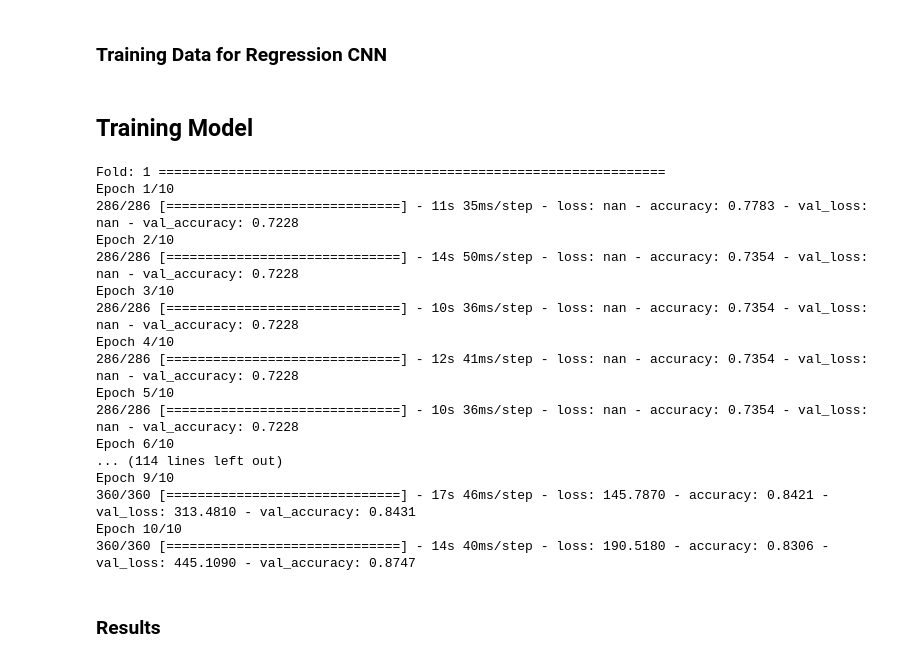
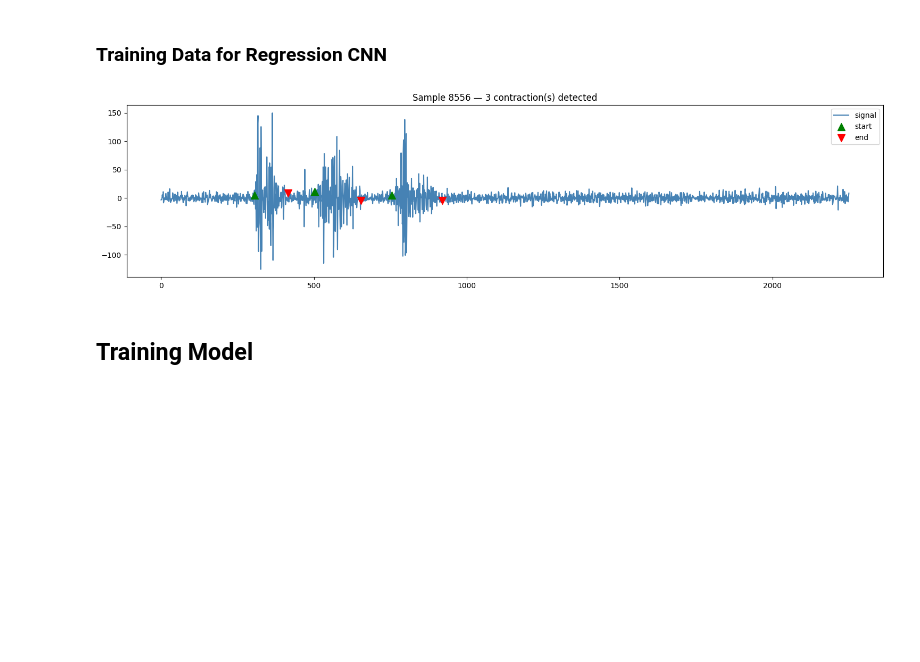
Before and after one commit to zeynoozkaya/SoundSleep, a Jupyter notebook: CNN_v3.ipynb, the cells around one changed output. Drawn from its saved outputs; the diff is of its cells as text; code cells hidden in the pictures; blank space fills up the shorter version.

```diff
--- a/CNN_v3.ipynb
+++ b/CNN_v3.ipynb
@@ -37,6 +39,7 @@ print("==========SANITY CHECK==========")
 print("Nap IDs align? ", (labels["Nap_ID"].values == features_all["Nap Number"].values).all())
 print("Subject rows align? ", (labels["Subject"].values == features_all["Subject"].values).all())
 
+labels = labels.drop(columns=["Subject"])
 features_all = features_all.reset_index(drop=True)
 labels = labels.reset_index(drop=True)
 
@@ -45,5 +48,14 @@ features_all = pd.concat([features_all, labels], axis=1)
 ==========SANITY CHECK==========
 Nap IDs align?  True
 Subject rows align?  True
+# %%
+# resample labels to match the features
+features_all["Contraction Corr"] = features_all["Contraction Corr"].apply(
+    lambda x: resample_timeseries(x, orig_fs=2080, target_fs=250)
+)
+
+features_all["Contraction Zygo"] = features_all["Contraction Zygo"].apply(
+    lambda x: resample_timeseries(x, orig_fs=2080, target_fs=250)
+)
 # %% [markdown]
 ## Helper Functions
@@ -274,2 +361,38 @@ epoch_len = np.shape(X_zygo)[1]
+# %%
+y_zygo = features_all[["Contraction Zygo"]].to_numpy()
+y_corr = features_all[["Contraction Corr"]].to_numpy()
+
+y_zygo = np.array(y_zygo.tolist())
+y_corr = np.array(y_corr.tolist())
+y_events = np.concatenate((y_zygo, y_corr), axis=0)
+
+y_events = y_events.squeeze(1)  # (N, epoch_len, 1) -> (N, epoch_len)
+y_events_labels = get_regression_labels_vectorized(y_events)
+
+resample_ratio = 250 / 2048
+
+# rescale active indices only (leave -1 padding unchanged)
+y_events_labels_resampled = y_events_labels.astype(float).copy()
+mask = y_events_labels != -1
+y_events_labels_resampled[mask] = np.round(y_events_labels[mask] * resample_ratio).astype(int)
+
+
+y_events_labels_normalized = y_events_labels_resampled.copy().astype(float)
+mask = y_events_labels_normalized != -1
+y_events_labels_normalized[mask] = y_events_labels_normalized[mask] / epoch_len  # scale to [0,1]
+
+# no normalization
+true_counts = (y_events_labels != -1).sum(axis=1) // 2          # (N,) — number of contractions per sample
+y_events_labels_with_counts = np.concatenate([y_events_labels_normalized, true_counts[:, np.newaxis]], axis=1 )      # (N, 23) — 22 positions + 1 count
+
+
+y_train_full_events = y_events_labels_with_counts[idx_train]
+y_test_events = y_events_labels_with_counts[idx_test]
+
+num_classes = np.shape(y_events_labels)[1]    # should be 22
+# %%
+sanity_check_regression_labels(X,y_events_labels_resampled) # y_events y_events_labels
+# %% [output]
+[figure, added]
 # %% [markdown]
 ## Training Model
@@ -277,8 +420,9 @@ epoch_len = np.shape(X_zygo)[1]
 # call function for training
 results_single_head_contraction = run_kfold_training(
     model_func=CNN_model_contraction_events,
-    X=X_train_full,
-    y=y_train_full,
+    X_train_full=X_train_full,
+    X=X,
+    y=y,
     groups_train_full=groups_train_full,
     teacher_preds=None,
     input_shape=input_shape,
@@ -296,21 +440,3 @@ results_single_head_contraction = run_kfold_training(
 
 model_contraction = results_single_head_contraction["models"][-1]
 model_history_contraction = model_contraction.fit(X_train_full, y_train_full, epochs=epoch_num, validation_data=(X_test, y_test)) #, callbacks=[early_stop])
-# %% [output]
-Fold: 1 =================================================================
-Epoch 1/10
-286/286 [==============================] - 11s 35ms/step - loss: nan - accuracy: 0.7783 - val_loss: nan - val_accuracy: 0.7228
-Epoch 2/10
-286/286 [==============================] - 14s 50ms/step - loss: nan - accuracy: 0.7354 - val_loss: nan - val_accuracy: 0.7228
-Epoch 3/10
-286/286 [==============================] - 10s 36ms/step - loss: nan - accuracy: 0.7354 - val_loss: nan - val_accuracy: 0.7228
-Epoch 4/10
-286/286 [==============================] - 12s 41ms/step - loss: nan - accuracy: 0.7354 - val_loss: nan - val_accuracy: 0.7228
-Epoch 5/10
-286/286 [==============================] - 10s 36ms/step - loss: nan - accuracy: 0.7354 - val_loss: nan - val_accuracy: 0.7228
-Epoch 6/10
-... (114 lines left out)
-Epoch 9/10
-360/360 [==============================] - 17s 46ms/step - loss: 145.7870 - accuracy: 0.8421 - val_loss: 313.4810 - val_accuracy: 0.8431
-Epoch 10/10
-360/360 [==============================] - 14s 40ms/step - loss: 190.5180 - accuracy: 0.8306 - val_loss: 445.1090 - val_accuracy: 0.8747
@@ -341,4 +443,2 @@ model_history_regression = model_regression_final.fit(X_train_full, y_train_full
-# %% [markdown]
-### Results
 # %%
 # full training results (test data not seen during cross val)
```
Also changed, not shown: parts of 23 cells of this notebook.
